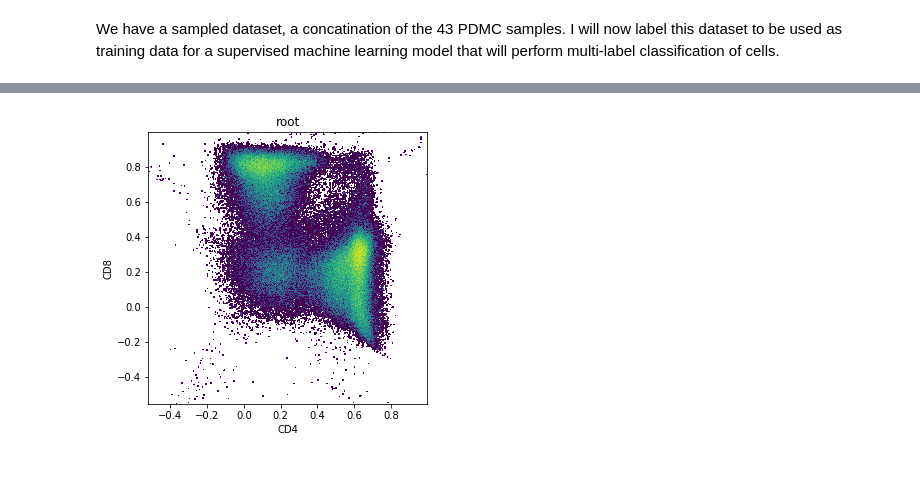
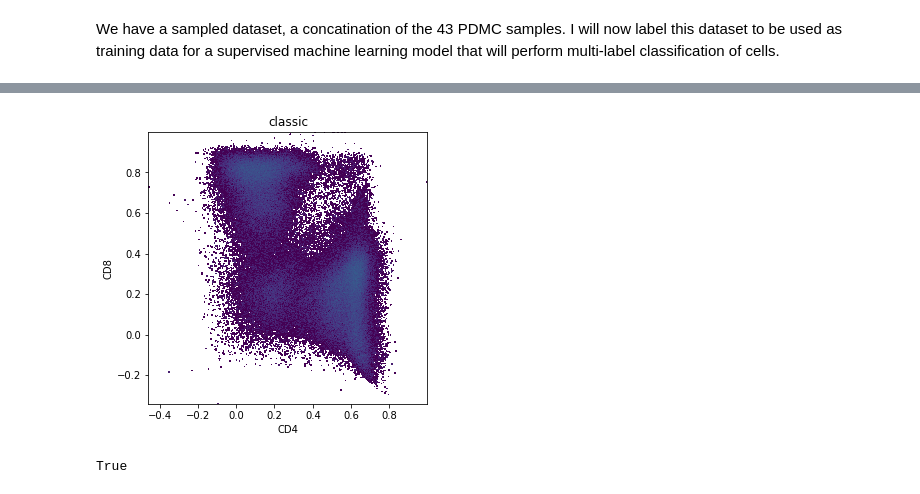
Before and after one commit to burtonrj/CytoPy, a Jupyter notebook: Notebooks/PD/3_Classification.ipynb, the cells around one changed output, grey strips where cells are left out. Cells and saved outputs as stored; diff of their text form; code cells hidden in the pictures.

```diff
--- a/Notebooks/PD/3_Classification.ipynb
+++ b/Notebooks/PD/3_Classification.ipynb
@@ -61,5 +91,20 @@ sample.plotting.plot_population('root', 'Va7.2', 'CD161', transforms={'x': 'logi
 # %%
-sample.plotting.plot_population('root', 'CD4', 'CD8', transforms={'x': 'logicle',
-                                                                  'y': 'logicle'})
+sample.plotting.plot_population('classic', 'CD4', 'CD8', transforms={'x': 'logicle', 'y': 'logicle'})
 # %% [output]
-[figure, old version]
+[figure, new version]
+# %%
+children = ChildPopulationCollection('threshold_2d')
+children.add_population('CD4+CD8+', definition='++')
+children.add_population('CD4-CD8-', definition='--')
+children.add_population('CD4+CD8-', definition='+-')
+children.add_population('CD4-CD8+', definition='-+')
+kwargs = dict(x='CD4', y='CD8', transform_x='logicle', transform_y='logicle',
+             threshold_x=0.42, threshold_y=0.55)
+sample.create_gate(gate_name='cd4cd8_gate',
+                   parent='classic',
+                   class_='Static',
+                   method='threshold_2d',
+                   child_populations=children,
+                   kwargs=kwargs)
+# %% [output]
+True
```
Also changed, not shown: parts of 11 cells of this notebook, 5 other files.
